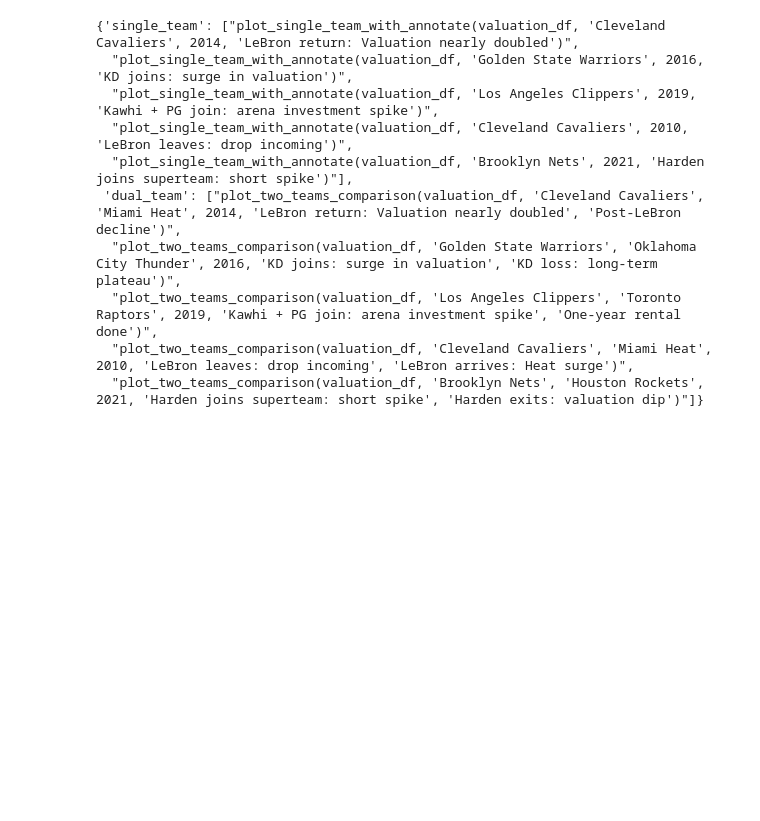
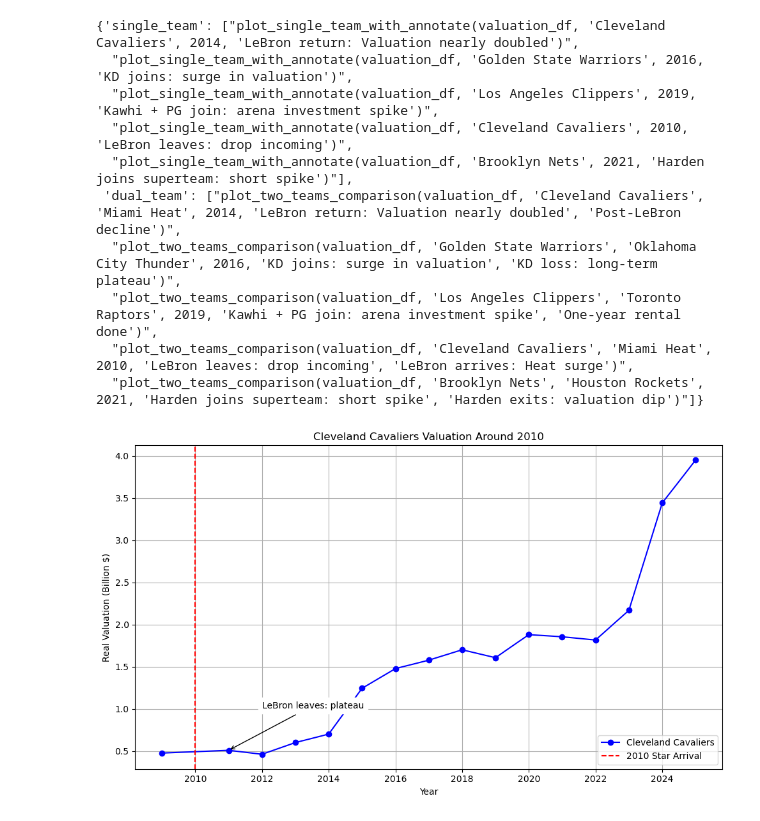
Before and after one commit to shokubohcm/personal_blog, a Jupyter notebook: nba_teamValuation/2_Case/Case.ipynb, the cells around one changed output. Cells and saved outputs as stored; diff of their text form; code cells hidden in the pictures; blank space fills up the shorter version.

```diff
--- a/nba_teamValuation/2_Case/Case.ipynb
+++ b/nba_teamValuation/2_Case/Case.ipynb
@@ -119,4 +120,20 @@ code_blocks
   "plot_two_teams_comparison(valuation_df, 'Los Angeles Clippers', 'Toronto Raptors', 2019, 'Kawhi + PG join: arena investment spike', 'One-year rental done')",
   "plot_two_teams_comparison(valuation_df, 'Cleveland Cavaliers', 'Miami Heat', 2010, 'LeBron leaves: drop incoming', 'LeBron arrives: Heat surge')",
   "plot_two_teams_comparison(valuation_df, 'Brooklyn Nets', 'Houston Rockets', 2021, 'Harden joins superteam: short spike', 'Harden exits: valuation dip')"]}
+# %%
+# 2009
+extra_data = pd.DataFrame([
+    {'Year': 2009, 'Team': 'Cleveland Cavaliers', 'Valuation': 476e6, 'CPI': None,
+     'RealValuation': 476e6, 'LogValuation': None, 'StarArrival': 0},
+    {'Year': 2009, 'Team': 'Miami Heat', 'Valuation': 364e6, 'CPI': None,
+     'RealValuation': 364e6, 'LogValuation': None, 'StarArrival': 0}
+])
+
+# merge, sort
+valuation_df_augmented = pd.concat([df, extra_data], ignore_index=True)
+valuation_df_augmented.sort_values(by=['Team', 'Year'], inplace=True)
+# %%
+plot_single_team_with_annotate(valuation_df_augmented, 'Cleveland Cavaliers', 2010, 'LeBron leaves: plateau')
+# %% [output]
+[figure, added]
 # %%
```
Also changed, not shown: parts of 5 cells of this notebook.
